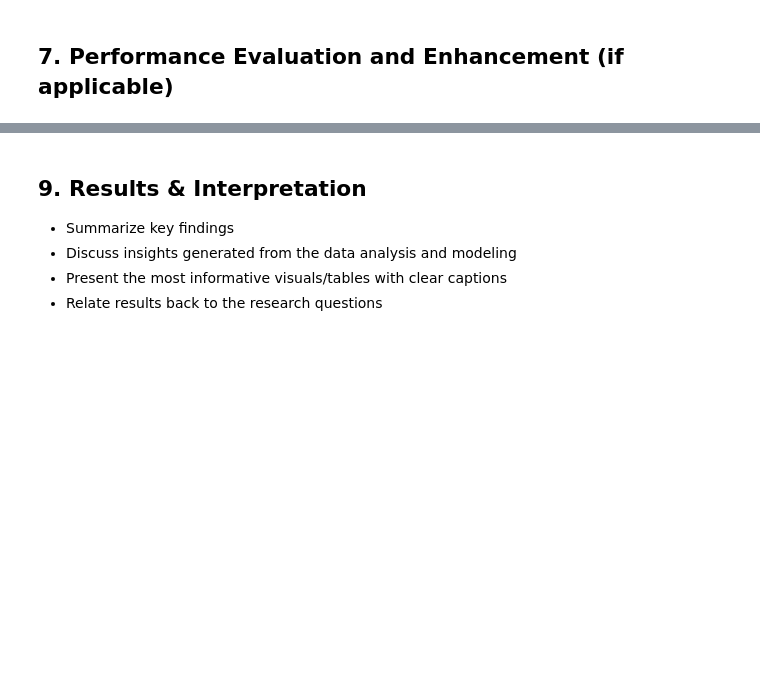
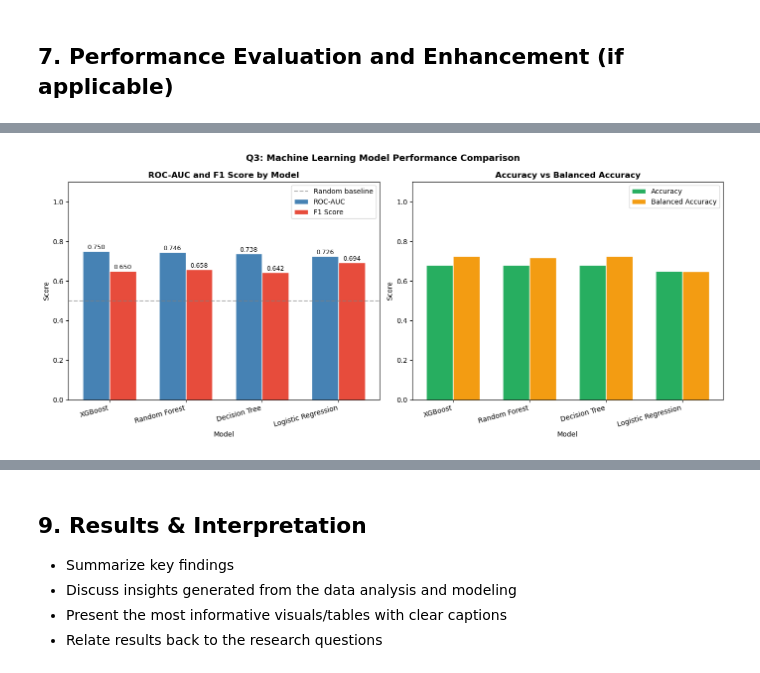
Before and after one commit to KhaiYu/DSF_G3, a Jupyter notebook: TT2L_G3_Notebook.ipynb, the cells around one changed output, grey strips where cells are left out. Cells and saved outputs as stored; diff of their text form; code cells hidden in the pictures; blank space fills up the shorter version.

```diff
--- a/TT2L_G3_Notebook.ipynb
+++ b/TT2L_G3_Notebook.ipynb
@@ -1495,0 +1696,45 @@ In summary, XGBoost is the strongest model based on ROC-AUC, meaning it has the
+# %%
+ml_results = results_df[results_df['Model'] != 'Baseline (Majority Class)'].copy().reset_index(drop=True)
+x = range(len(ml_results))
+width = 0.35
+
+fig, axes = plt.subplots(1, 2, figsize=(14, 6))
+
+# ROC-AUC and F1
+b1 = axes[0].bar([i - width/2 for i in x], ml_results['ROC_AUC'], width,
+                 label='ROC-AUC', color='steelblue', edgecolor='white')
+b2 = axes[0].bar([i + width/2 for i in x], ml_results['F1'], width,
+                 label='F1 Score', color='#e74c3c', edgecolor='white')
+axes[0].axhline(y=0.5, color='grey', linestyle='--', alpha=0.6, label='Random baseline')
+axes[0].set_title('ROC-AUC and F1 Score by Model', fontsize=12, fontweight='bold')
+axes[0].set_xlabel('Model')
+axes[0].set_ylabel('Score')
+axes[0].set_xticks(list(x))
+axes[0].set_xticklabels(ml_results['Model'], rotation=15, ha='right')
+axes[0].set_ylim(0, 1.1)
+axes[0].legend()
+for bar in b1:
+    axes[0].text(bar.get_x() + bar.get_width()/2, bar.get_height() + 0.01,
+                 f'{bar.get_height():.3f}', ha='center', fontsize=9)
+for bar in b2:
+    axes[0].text(bar.get_x() + bar.get_width()/2, bar.get_height() + 0.01,
+                 f'{bar.get_height():.3f}', ha='center', fontsize=9)
+
+# Accuracy vs Balanced Accuracy
+axes[1].bar([i - width/2 for i in x], ml_results['Accuracy'], width,
+            label='Accuracy', color='#27ae60', edgecolor='white')
+axes[1].bar([i + width/2 for i in x], ml_results['Balanced_Accuracy'], width,
+            label='Balanced Accuracy', color='#f39c12', edgecolor='white')
+axes[1].set_title('Accuracy vs Balanced Accuracy', fontsize=12, fontweight='bold')
+axes[1].set_xlabel('Model')
+axes[1].set_ylabel('Score')
+axes[1].set_xticks(list(x))
+axes[1].set_xticklabels(ml_results['Model'], rotation=15, ha='right')
+axes[1].set_ylim(0, 1.1)
+axes[1].legend()
+
+plt.suptitle('Q3: Machine Learning Model Performance Comparison', fontsize=13, fontweight='bold')
+plt.tight_layout()
+plt.show()
+# %% [output]
+[figure, added]
```
Also changed, not shown: parts of 19 cells of this notebook, 1 other file.
